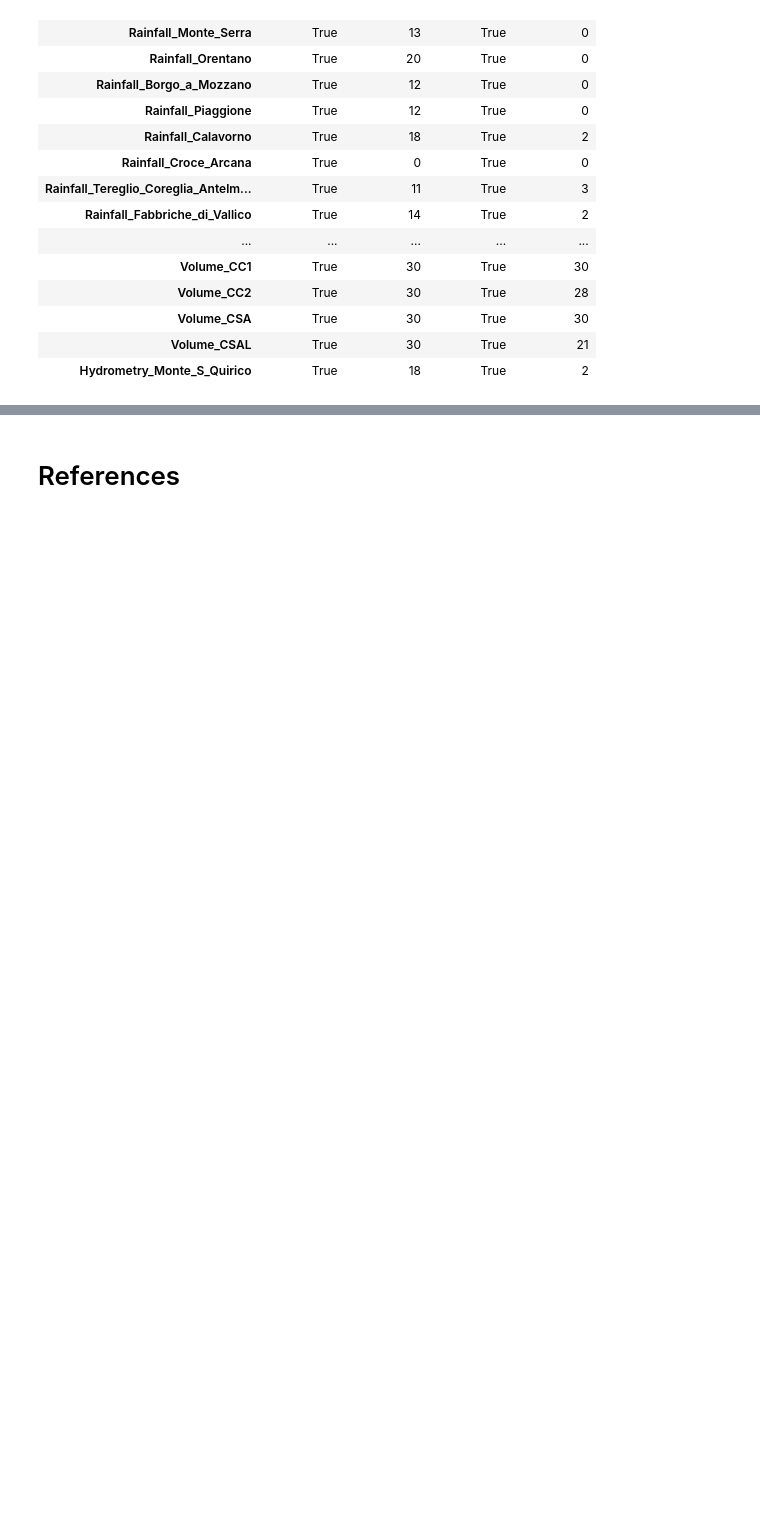
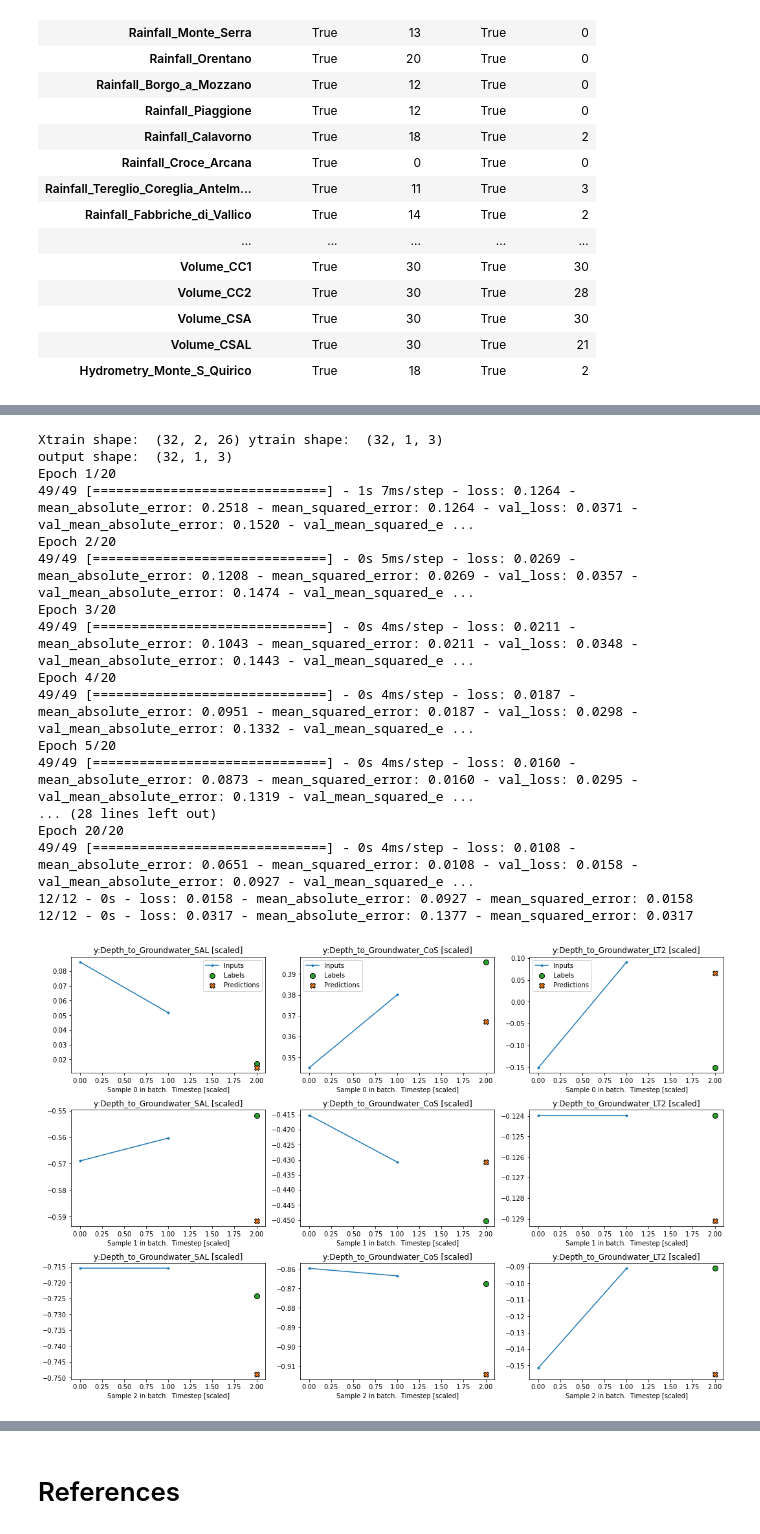
Before and after one commit to wkCircle/Acea-Smart-Water-Analytics, a Jupyter notebook: mannheim-smart-water-prediction.ipynb, the cells around one changed output, grey strips where cells are left out. Cells and saved outputs as stored; diff of their text form; code cells hidden in the pictures; blank space fills up the shorter version.

```diff
--- a/mannheim-smart-water-prediction.ipynb
+++ b/mannheim-smart-water-prediction.ipynb
@@ -543,0 +665,45 @@ Shapes: X_train(1540, 2, 26), y_train(1540, 1, 3), X_val(386, 2, 26), y_val(386,
+# %%
+# CNN many-to-one
+multi_step_dense = tf.keras.Sequential([
+    # Shape: (time, features) => (time*features)
+    #tf.keras.layers.Flatten(),
+    #tf.keras.layers.Dense(units=32, activation='relu'),
+
+    # alternatively, tf.keras.layers.Conv1D(filters=32, kernel_size=(CONV_WIDTH,),activation='relu')
+    # and reshape can be withdrawn.
+    tf.keras.layers.Conv1D(filters=32, kernel_size=(2,),activation='relu'),
+
+    tf.keras.layers.Dense(units=32, activation='relu'),
+    tf.keras.layers.Dense(units=3),
+    # Add back the time dimension.
+    # Shape: (outputs) => (1, outputs)
+    # tf.keras.layers.Reshape([1, -1]),
+])
+MAX_EPOCHS = 20
+print('Xtrain shape: ', w.example[0].shape, 'ytrain shape: ', w.example[1].shape)
+print('output shape: ', multi_step_dense(w.example[0]).shape)
+
+history = compile_and_fit(multi_step_dense, w)
+
+val_performance['MultistepDense_nto1'] = multi_step_dense.evaluate(w.val, verbose=2)
+performance['MultistepDense_nto1'] = multi_step_dense.evaluate(w.test, verbose=2)
+w.plot(multi_step_dense, targets)
+# %% [output]
+Xtrain shape:  (32, 2, 26) ytrain shape:  (32, 1, 3)
+output shape:  (32, 1, 3)
+Epoch 1/20
+49/49 [==============================] - 1s 7ms/step - loss: 0.1264 - mean_absolute_error: 0.2518 - mean_squared_error: 0.1264 - val_loss: 0.0371 - val_mean_absolute_error: 0.1520 - val_mean_squared_e ...
+Epoch 2/20
+49/49 [==============================] - 0s 5ms/step - loss: 0.0269 - mean_absolute_error: 0.1208 - mean_squared_error: 0.0269 - val_loss: 0.0357 - val_mean_absolute_error: 0.1474 - val_mean_squared_e ...
+Epoch 3/20
+49/49 [==============================] - 0s 4ms/step - loss: 0.0211 - mean_absolute_error: 0.1043 - mean_squared_error: 0.0211 - val_loss: 0.0348 - val_mean_absolute_error: 0.1443 - val_mean_squared_e ...
+Epoch 4/20
+49/49 [==============================] - 0s 4ms/step - loss: 0.0187 - mean_absolute_error: 0.0951 - mean_squared_error: 0.0187 - val_loss: 0.0298 - val_mean_absolute_error: 0.1332 - val_mean_squared_e ...
+Epoch 5/20
+49/49 [==============================] - 0s 4ms/step - loss: 0.0160 - mean_absolute_error: 0.0873 - mean_squared_error: 0.0160 - val_loss: 0.0295 - val_mean_absolute_error: 0.1319 - val_mean_squared_e ...
+... (28 lines left out)
+Epoch 20/20
+49/49 [==============================] - 0s 4ms/step - loss: 0.0108 - mean_absolute_error: 0.0651 - mean_squared_error: 0.0108 - val_loss: 0.0158 - val_mean_absolute_error: 0.0927 - val_mean_squared_e ...
+12/12 - 0s - loss: 0.0158 - mean_absolute_error: 0.0927 - mean_squared_error: 0.0158
+12/12 - 0s - loss: 0.0317 - mean_absolute_error: 0.1377 - mean_squared_error: 0.0317
+[figure, added]
```
Also changed, not shown: parts of 24 cells of this notebook.
